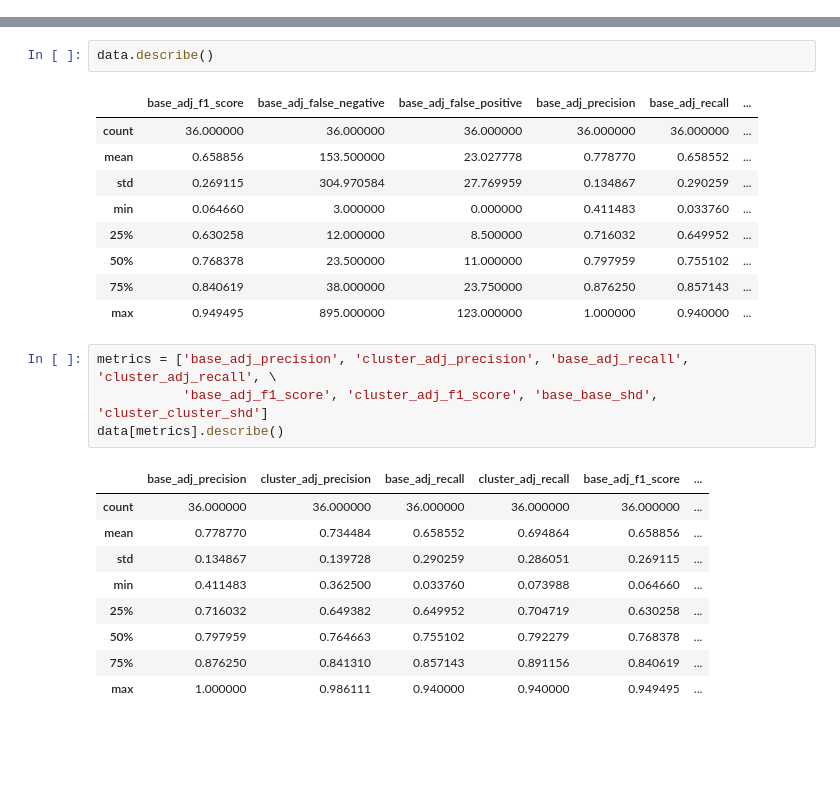
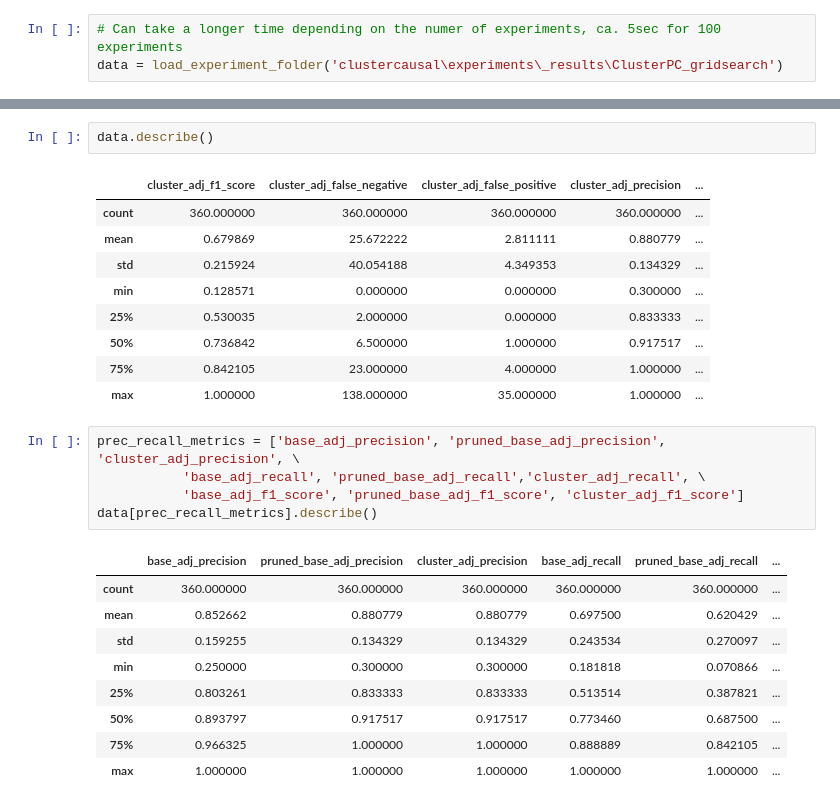
Before and after one commit to JanMarcoRuizdeVargas/clustercausal, a Jupyter notebook: Gridsearch_mini_eval1.ipynb, the cells around one changed output, grey strips where cells are left out. Cells and saved outputs as stored; diff of their text form; blank space fills up the shorter version.

Commit message:
running gridsearches

```diff
--- a/Gridsearch_mini_eval1.ipynb
+++ b/Gridsearch_mini_eval1.ipynb
@@ -28,0 +16,3 @@ data.shape
+# %%
+# Can take a longer time depending on the numer of experiments, ca. 5sec for 100 experiments
+data = load_experiment_folder('clustercausal\experiments\_results\ClusterPC_gridsearch')
@@ -29,26 +37,27 @@ data.shape
 # %%
 data.describe()
 # %% [output]
-|  | base_adj_f1_score | base_adj_false_negative | base_adj_false_positive | base_adj_precision | base_adj_recall | ... |
-| count | 36.000000 | 36.000000 | 36.000000 | 36.000000 | 36.000000 | ... |
-| mean | 0.658856 | 153.500000 | 23.027778 | 0.778770 | 0.658552 | ... |
-| std | 0.269115 | 304.970584 | 27.769959 | 0.134867 | 0.290259 | ... |
-| min | 0.064660 | 3.000000 | 0.000000 | 0.411483 | 0.033760 | ... |
-| 25% | 0.630258 | 12.000000 | 8.500000 | 0.716032 | 0.649952 | ... |
-| 50% | 0.768378 | 23.500000 | 11.000000 | 0.797959 | 0.755102 | ... |
-| 75% | 0.840619 | 38.000000 | 23.750000 | 0.876250 | 0.857143 | ... |
-| max | 0.949495 | 895.000000 | 123.000000 | 1.000000 | 0.940000 | ... |
+|  | cluster_adj_f1_score | cluster_adj_false_negative | cluster_adj_false_positive | cluster_adj_precision | ... |
+| count | 360.000000 | 360.000000 | 360.000000 | 360.000000 | ... |
+| mean | 0.679869 | 25.672222 | 2.811111 | 0.880779 | ... |
+| std | 0.215924 | 40.054188 | 4.349353 | 0.134329 | ... |
+| min | 0.128571 | 0.000000 | 0.000000 | 0.300000 | ... |
+| 25% | 0.530035 | 2.000000 | 0.000000 | 0.833333 | ... |
+| 50% | 0.736842 | 6.500000 | 1.000000 | 0.917517 | ... |
+| 75% | 0.842105 | 23.000000 | 4.000000 | 1.000000 | ... |
+| max | 1.000000 | 138.000000 | 35.000000 | 1.000000 | ... |
 # %%
-metrics = ['base_adj_precision', 'cluster_adj_precision', 'base_adj_recall', 'cluster_adj_recall', \
-           'base_adj_f1_score', 'cluster_adj_f1_score', 'base_base_shd', 'cluster_cluster_shd']
-data[metrics].describe()
+prec_recall_metrics = ['base_adj_precision', 'pruned_base_adj_precision', 'cluster_adj_precision', \
+           'base_adj_recall', 'pruned_base_adj_recall','cluster_adj_recall', \
+           'base_adj_f1_score', 'pruned_base_adj_f1_score', 'cluster_adj_f1_score']
+data[prec_recall_metrics].describe()
 # %% [output]
-|  | base_adj_precision | cluster_adj_precision | base_adj_recall | cluster_adj_recall | base_adj_f1_score | ... |
-| count | 36.000000 | 36.000000 | 36.000000 | 36.000000 | 36.000000 | ... |
-| mean | 0.778770 | 0.734484 | 0.658552 | 0.694864 | 0.658856 | ... |
-| std | 0.134867 | 0.139728 | 0.290259 | 0.286051 | 0.269115 | ... |
-| min | 0.411483 | 0.362500 | 0.033760 | 0.073988 | 0.064660 | ... |
-| 25% | 0.716032 | 0.649382 | 0.649952 | 0.704719 | 0.630258 | ... |
-| 50% | 0.797959 | 0.764663 | 0.755102 | 0.792279 | 0.768378 | ... |
-| 75% | 0.876250 | 0.841310 | 0.857143 | 0.891156 | 0.840619 | ... |
-| max | 1.000000 | 0.986111 | 0.940000 | 0.940000 | 0.949495 | ... |
+|  | base_adj_precision | pruned_base_adj_precision | cluster_adj_precision | base_adj_recall | pruned_base_adj_recall | ... |
+| count | 360.000000 | 360.000000 | 360.000000 | 360.000000 | 360.000000 | ... |
+| mean | 0.852662 | 0.880779 | 0.880779 | 0.697500 | 0.620429 | ... |
+| std | 0.159255 | 0.134329 | 0.134329 | 0.243534 | 0.270097 | ... |
+| min | 0.250000 | 0.300000 | 0.300000 | 0.181818 | 0.070866 | ... |
+| 25% | 0.803261 | 0.833333 | 0.833333 | 0.513514 | 0.387821 | ... |
+| 50% | 0.893797 | 0.917517 | 0.917517 | 0.773460 | 0.687500 | ... |
+| 75% | 0.966325 | 1.000000 | 1.000000 | 0.888889 | 0.842105 | ... |
+| max | 1.000000 | 1.000000 | 1.000000 | 1.000000 | 1.000000 | ... |
```
Also changed, not shown: parts of 19 cells of this notebook, 10 other files.
